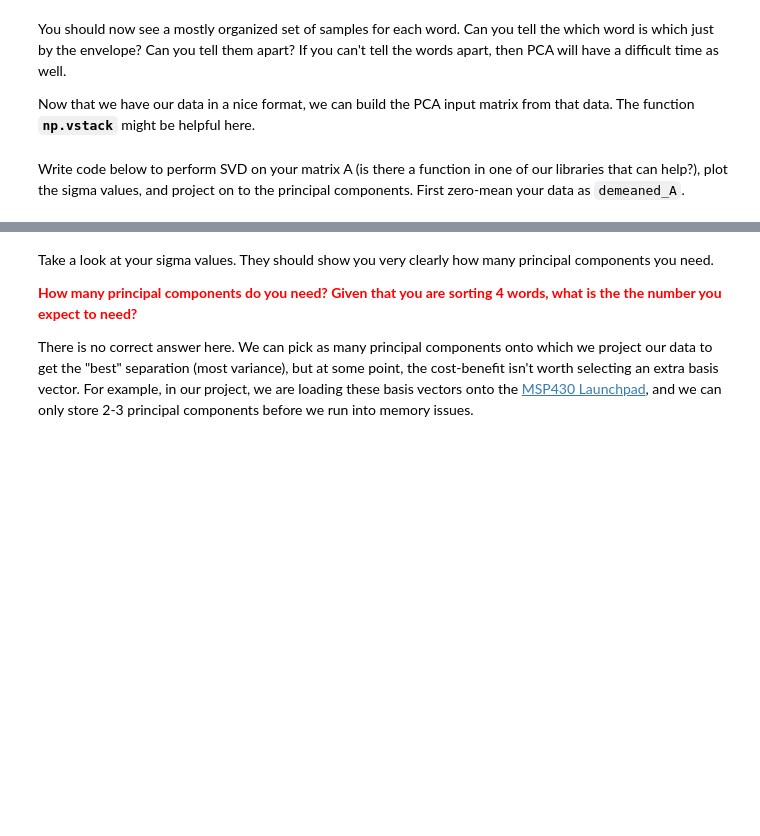
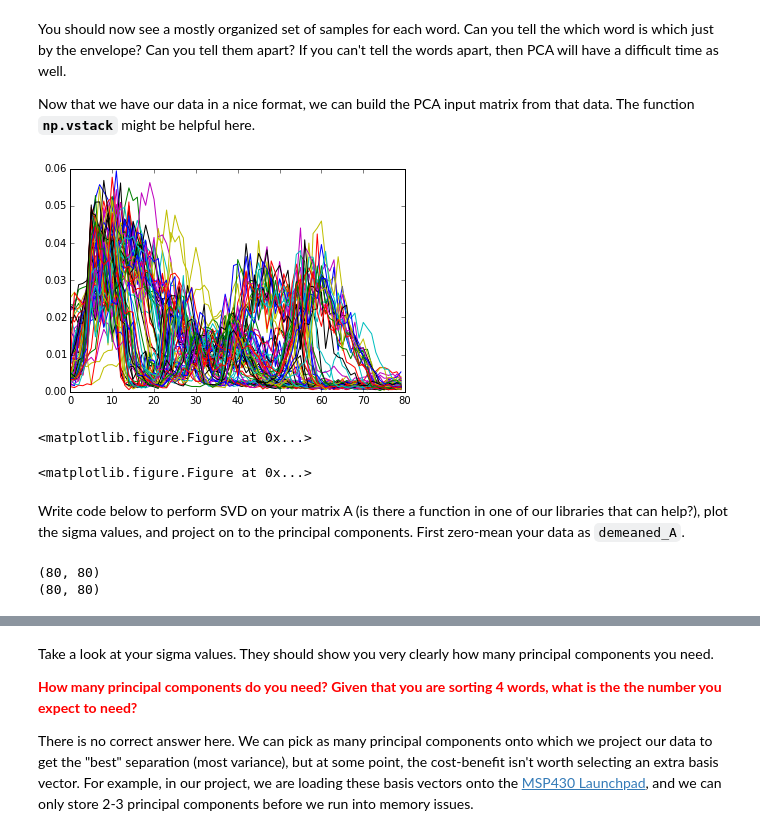
Before and after one commit to johnschulz/ee16b_car, a Jupyter notebook: part 4/SIXT33N-PCA.ipynb, the cells around one changed output, grey strips where cells are left out. Drawn from its saved outputs; the diff is of its cells as text; code cells hidden in the pictures; blank space fills up the shorter version.

Commit message:
added voice samples, processed SVD

```diff
--- a/part 4/SIXT33N-PCA.ipynb
+++ b/part 4/SIXT33N-PCA.ipynb
@@ -244,3 +251,14 @@ processed_A =
+# %%
+# YOUR CODE HERE #
+
+processed_A = np.vstack((word1_processed, word2_processed, word3_processed, word4_processed))
+plt.plot(processed_A.T)
+plt.show()
+plt.figure()
+# %% [output]
+[figure, added]
+<matplotlib.figure.Figure at 0x...>
+<matplotlib.figure.Figure at 0x...>
 # %% [markdown]
 Write code below to perform SVD on your matrix A (is there a function in one of our libraries that can help?), plot the sigma values, and project on to the principal components. First zero-mean your data as `demeaned_A`.
 # %%
@@ -254,3 +270,11 @@ demeaned_A =
+# %%
+# Take the SVD of matrix demeaned_A
+u,s,v = np.linalg.svd(demeaned_A,True,True)
+print(u.shape)
+print(v.shape)
+# %% [output]
+(80, 80)
+(80, 80)
 # %%
 # Plot out the sigma values (Hint: Use plt.stem for a stem plot)
 # YOUR CODE HERE #
```
Also changed, not shown: parts of 9 cells of this notebook, 10 other files.
